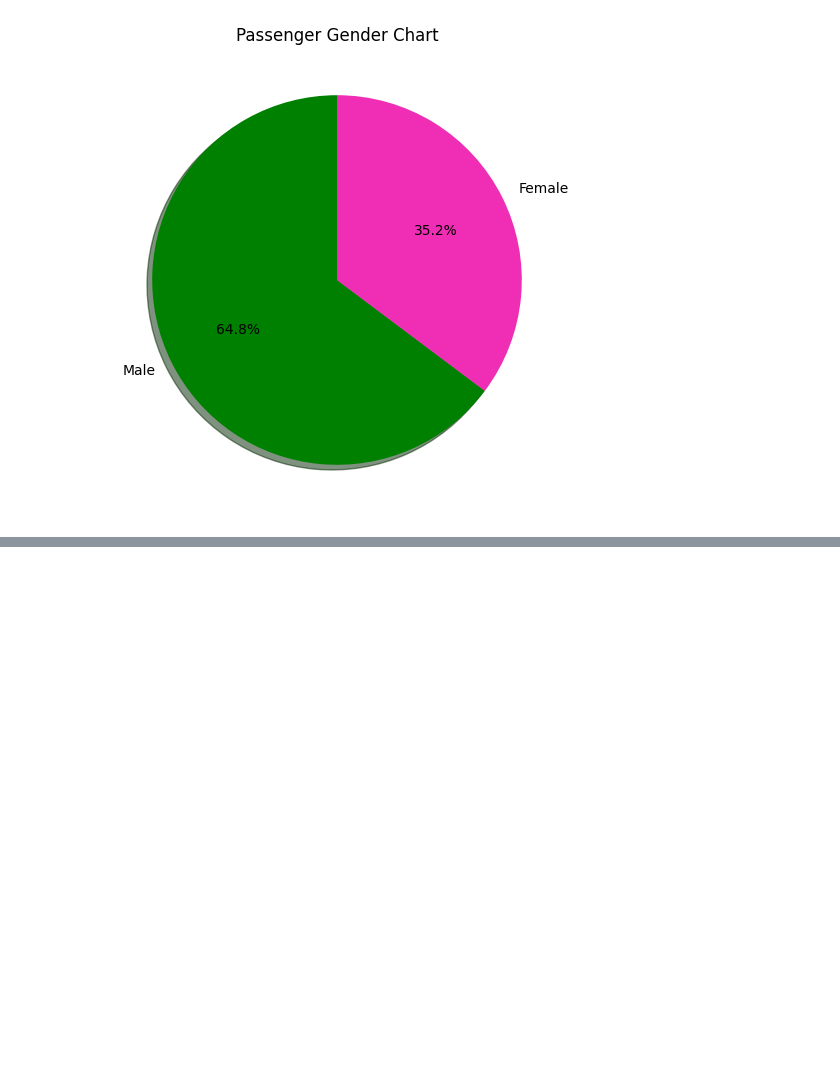
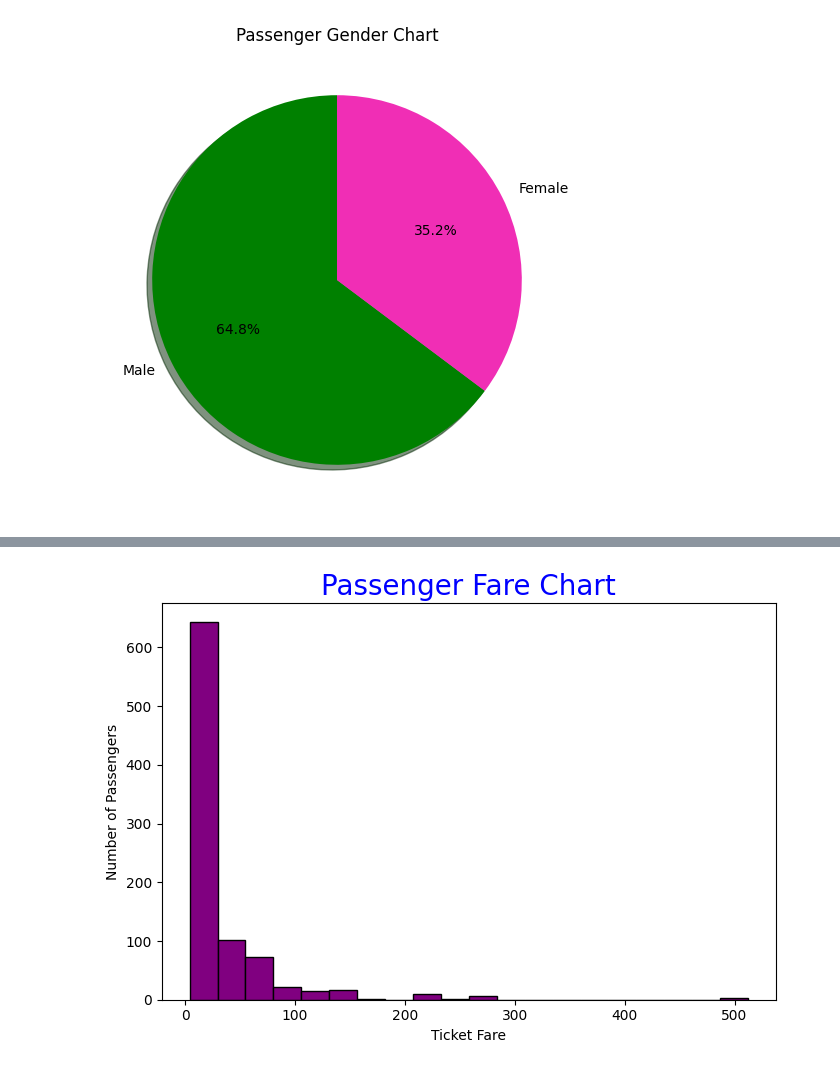
Before and after one commit to mdgolamrabbi22/Pandas, a Jupyter notebook: Project/Titanic Data/Titanic_Dataset_clean.ipynb, the cells around one changed output, grey strips where cells are left out. Drawn from its saved outputs; the diff is of its cells as text; code cells hidden in the pictures; blank space fills up the shorter version.

```diff
--- a/Project/Titanic Data/Titanic_Dataset_clean.ipynb
+++ b/Project/Titanic Data/Titanic_Dataset_clean.ipynb
@@ -348,0 +407,13 @@ plt.show()
+# %%
+plt.figure(figsize=(7,5))
+plt.hist(df["Fare"].dropna(),
+         bins=20,
+         color="purple",
+         edgecolor="black")
+plt.title("Passenger Fare Chart",size=20,color="blue")
+plt.xlabel("Ticket Fare")
+plt.ylabel("Number of Passengers")
+plt.tight_layout()
+plt.show()
+# %% [output]
+[figure, added]
```
Also changed, not shown: parts of 6 cells of this notebook.
